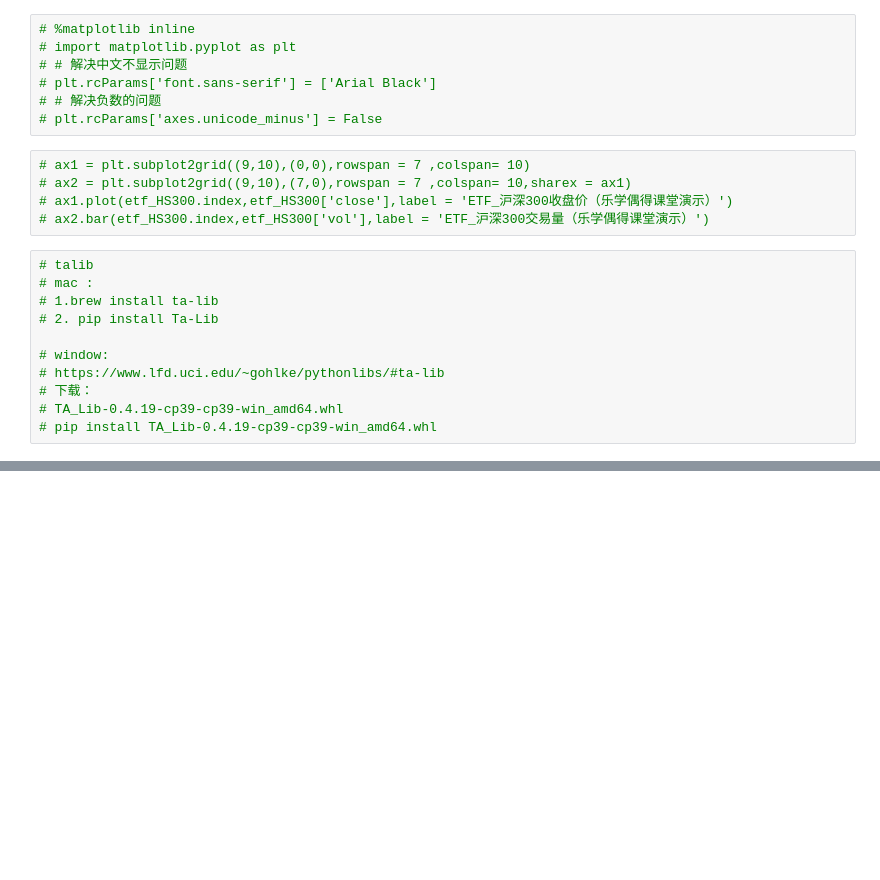
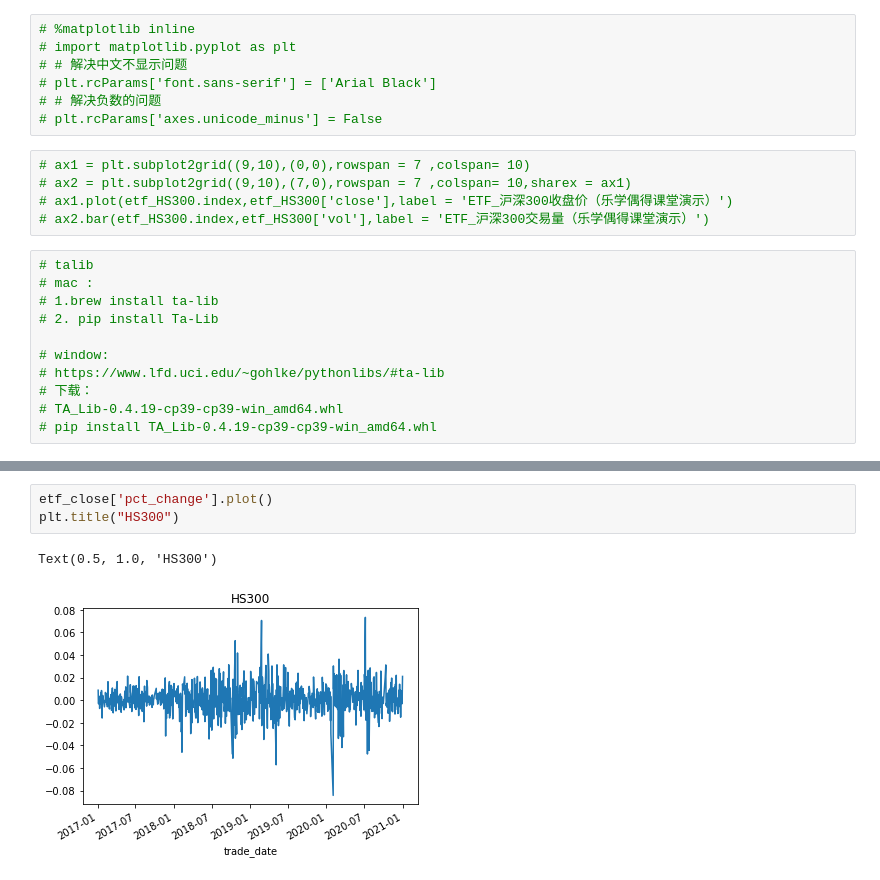
Before and after one commit to williamjiamin/Quant_Intro, a Jupyter notebook: 【乐学偶得出品】【ETF的研究】.ipynb, the cells around one changed output, grey strips where cells are left out. Cells and saved outputs as stored; diff of their text form; blank space fills up the shorter version.

```diff
--- a/【乐学偶得出品】【ETF的研究】.ipynb
+++ b/【乐学偶得出品】【ETF的研究】.ipynb
@@ -107,0 +322,6 @@ etf_HS300['close'].idxmax()
+# %%
+etf_close['pct_change'].plot()
+plt.title("HS300")
+# %% [output]
+Text(0.5, 1.0, 'HS300')
+[figure, added]
```
Also changed, not shown: parts of 54 cells of this notebook.
